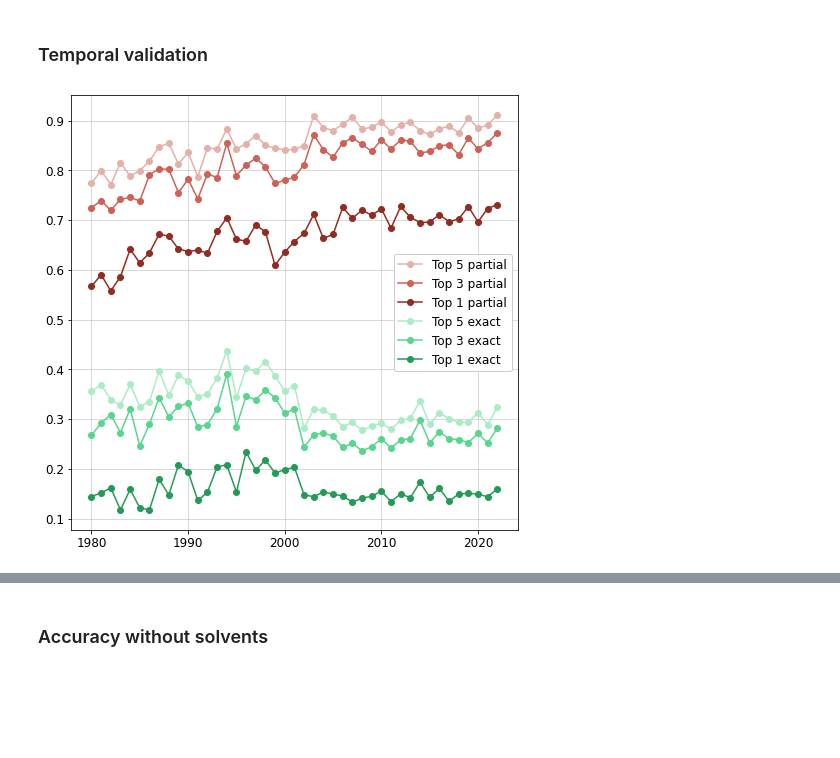
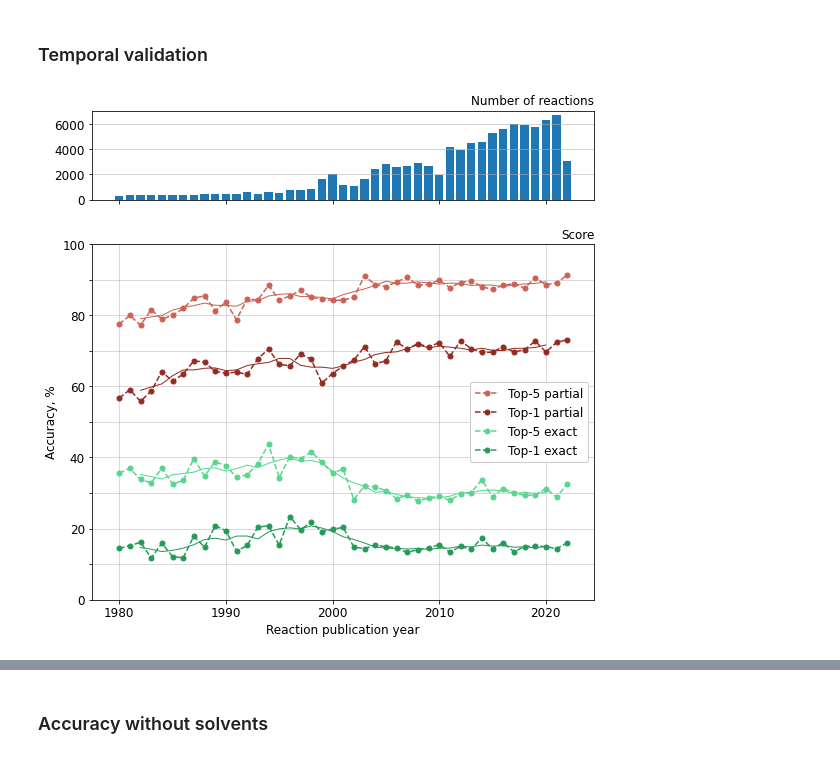
Before and after one commit to Academich/reagents, a Jupyter notebook: notebooks/Results.ipynb, the cells around one changed output, grey strips where cells are left out. Drawn from its saved outputs; the diff is of its cells as text; code cells hidden in the pictures; blank space fills up the shorter version.

```diff
--- a/notebooks/Results.ipynb
+++ b/notebooks/Results.ipynb
@@ -532,8 +532,7 @@ test.head()
 | 3 | 3986182 | OC1CCN(CC2=CC=CC=C2)C1>>OC1CCNC1 | 1995 | [H][H] | CO | [Pd] | 6.1.5 N-Bn deprotection [NH depro... | ... |
 | 4 | 23507222 | CC1=CC=C(O)C(CN2C(NC3CCN(CC4=CC=C... | 2008 | [H][H] | CO | [Pd] | 6.1.5 N-Bn deprotection [NH depro... | ... |
 # %%
-test["References"] = test["References"].apply(extract_publication_year).fillna(0).astype(int)
-test.rename(columns={"References": "Year"}, inplace=True)
+test["Year"] = test["References"].apply(extract_publication_year).fillna(0).astype(int)
 # %%
 test.shape
 # %% [output]
@@ -793,54 +792,78 @@ top_5_recall 0.4029401730608194
 # %% [markdown]
 ### Temporal validation
 # %%
-plt.figure(figsize=(8, 8))
-colors_exact = {"1": "#239b56", "3": "#58d68d", "5": "#abebc6"}
-colors_partial = {"1": "#922b21", "3": "#cd6155", "5": "#e6b0aa"}
+# plt.figure(figsize=(8, 8))
+fig, ax = plt.subplots(nrows=2,ncols=1,figsize=(9, 9), sharex=True, gridspec_kw={'height_ratios': [1, 4]})
+
+colors_exact = {"1": "#239b56", "5": "#58d68d"}
+colors_partial = {"1": "#922b21", "5": "#cd6155"}
 fontsize=12
+over_years = 5
+
+plt.sca(ax[0])
+plt.bar(
+    range(1980, 2023),
+    test["Year"].value_counts().sort_index().iloc[6:]
+)
+plt.grid(axis='y', alpha=0.7)
+plt.yticks(fontsize=fontsize)
+plt.title("Number of reactions", fontsize=fontsize, loc='right')
+
+plt.sca(ax[1])
 
 topn_partial_match_acc_by_year = pd.concat((test["Year"], topn_partial_match_acc), axis=1)
 
-for c in topn_partial_match_acc.columns[::2][::-1]:
+for c in topn_partial_match_acc.columns[::4][::-1]:
     n = c.split("_")[1]
+    scores = topn_partial_match_acc_by_year.groupby(by="Year")[c].mean()[6:] # since 1980
     plt.plot(
-        topn_partial_match_acc_by_year.groupby(by="Year")[c].mean()[6:], # since 1980
-        '-o',
+        range(1980, 2023),
+        scores,
+        '--o',
         alpha=1,
+        markersize=5,
         c=colors_partial[n],
-        label=f'Top {n} partial')
+        label=f'Top-{n} partial')
+    plt.plot(
+        range(1980, 2023),
+        scores.rolling(over_years, center=True).mean(),
+        '-',
+        alpha=1,
+        linewidth=1,
+        c=colors_partial[n])
 
 topn_exact_match_acc_by_year = pd.concat((test["Year"], topn_exact_match_acc), axis=1)
 
-for c in topn_exact_match_acc.columns[::2][::-1]:
+for c in topn_exact_match_acc.columns[::4][::-1]:
     n = c.split("_")[1]
+    scores = topn_exact_match_acc_by_year.groupby(by="Year")[c].mean()[6:] # since 1980
     plt.plot(
-        topn_exact_match_acc_by_year.groupby(by="Year")[c].mean()[6:], # since 1980
-        '-o',
+        scores,
+        '--o',
+        markersize=5,
         alpha=1,
         c=colors_exact[n],
-        label=f'Top {n} exact')
+        label=f'Top-{n} exact')
+    plt.plot(
+        scores.rolling(over_years, center=True).mean(),
+        '-',
+        linewidth=1,
+        alpha=1,
+        c=colors_exact[n])
 # ax[0].legend()
 # ax[0].grid()
 
 plt.xticks(fontsize=fontsize)
-plt.yticks(fontsize=fontsize)
+plt.yticks(np.arange(0, 1.1, 0.1),
+               [int(100 * round(i, 1)) if (round(i, 1) * 10) % 2 == 0 else '' for i in np.arange(0.0, 1.1, 0.1)],
+               fontsize=fontsize)
+plt.ylabel("Accuracy, %", fontsize=fontsize)
+plt.xlabel("Reaction publication year", fontsize=fontsize)
+plt.title("Score", fontsize=fontsize, loc='right')
 plt.legend(framealpha=1, fontsize=fontsize)
 plt.grid(alpha=0.6)
 
-# The picture for total recall is similar to that of exact match accuracy
-
-# total_topn_recall = (topn_recall == 1).astype(int)
-# total_topn_recall_by_year = pd.concat((test["Year"], total_topn_recall), axis=1)
-
-# for c in total_topn_recall.columns[::2]:
-#     ax[2].plot(
-#         total_topn_recall_by_year.groupby(by="Year")[c].mean()[6:], # since 1980
-#         '-o',
-#         alpha=0.7,
-#         label=f'Top {c.split("_")[1]}')
-# ax[2].legend()
-# ax[2].grid()
-plt.savefig("temporal.png", dpi=600)
+# plt.savefig("temporal.pdf", dpi=600)
 plt.show()
 # %% [output]
-[figure, old version]
+[figure, new version]
```
Also changed, not shown: parts of 34 cells of this notebook.
